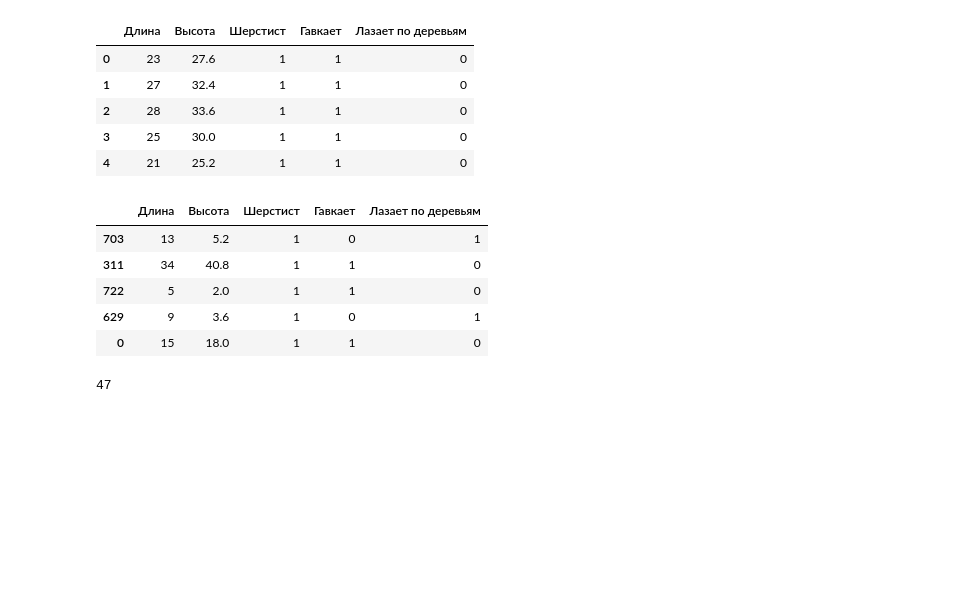
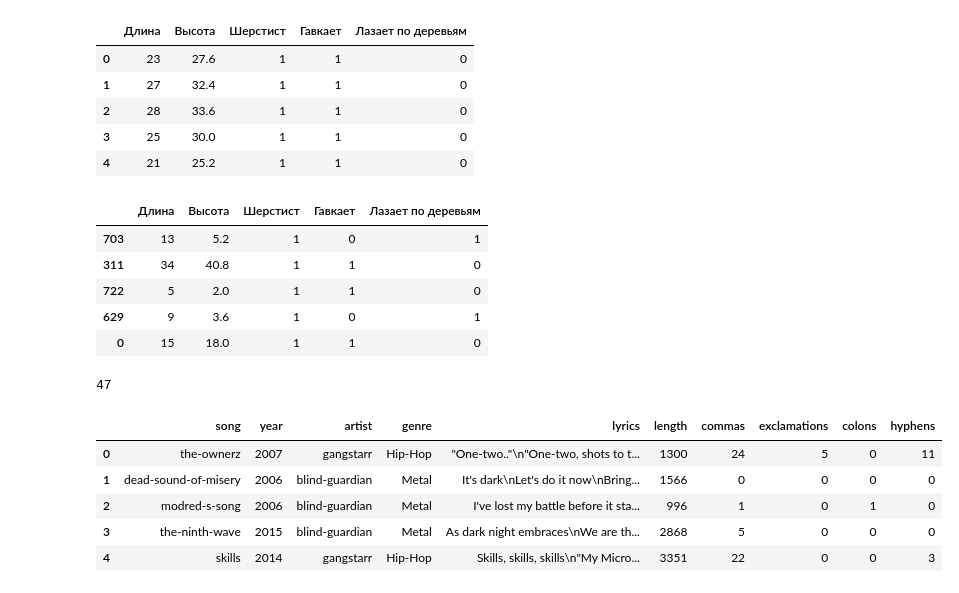
Before and after one commit to vavilovnv/Data-analysis, a Jupyter notebook: Intro to DS and ML/2_DecisionTrees.ipynb, the cells around one changed output. Cells and saved outputs as stored; diff of their text form; code cells hidden in the pictures; blank space fills up the shorter version.

```diff
--- a/Intro to DS and ML/DecisionTrees.ipynb
+++ b/Intro to DS and ML/2_DecisionTrees.ipynb
@@ -371,3 +372,25 @@ s = pd.Series(clf.predict(X_test))
 s[s == 'собачка'].count()
 # %% [output]
 47
+# %%
+# https://stepik.org/lesson/209692/step/13?unit=183196
+
+# Поупражняемся в расчётах precision. В задании даны переменные, содержащие информацию о песнях и артистах - X_train, y_train,
+# X_test и y_test. Исходно в датасэтах содержались тексты песен, но Decision Tree работает с категориальными и числовыми
+# переменными, а текст это... текст. Поэтому его необходимо преобразовать в понятную для модели форму. В данном случае для
+# каждой песни просто посчитаны длина и количество некоторых знаков пунктуации.
+# Обучите модель на тренировочных данных, предскажите авторов для тестовых и поместите в переменную predictions. Затем
+# посчитайте precision score на предсказаниях и y_test, укажите параметр average='micro', и сохраните результат в переменную
+# precision.
+# Если он будет недостаточно высок, потюньте немного модель.
+# Precision модели должна быть не менее 75%
+
+df = pd.read_csv('https://stepik.org/media/attachments/course/4852/songs.csv')
+df.head()
+# %% [output]
+|  | song | year | artist | genre | lyrics | length | commas | exclamations | colons | hyphens |
+| 0 | the-ownerz | 2007 | gangstarr | Hip-Hop | "One-two.."\n"One-two, shots to t... | 1300 | 24 | 5 | 0 | 11 |
+| 1 | dead-sound-of-misery | 2006 | blind-guardian | Metal | It's dark\nLet's do it now\nBring... | 1566 | 0 | 0 | 0 | 0 |
+| 2 | modred-s-song | 2006 | blind-guardian | Metal | I've lost my battle before it sta... | 996 | 1 | 0 | 1 | 0 |
+| 3 | the-ninth-wave | 2015 | blind-guardian | Metal | As dark night embraces\nWe are th... | 2868 | 5 | 0 | 0 | 0 |
+| 4 | skills | 2014 | gangstarr | Hip-Hop | Skills, skills, skills\n"My Micro... | 3351 | 22 | 0 | 0 | 3 |
```
Also changed, not shown: parts of 9 cells of this notebook, 2 other files.
